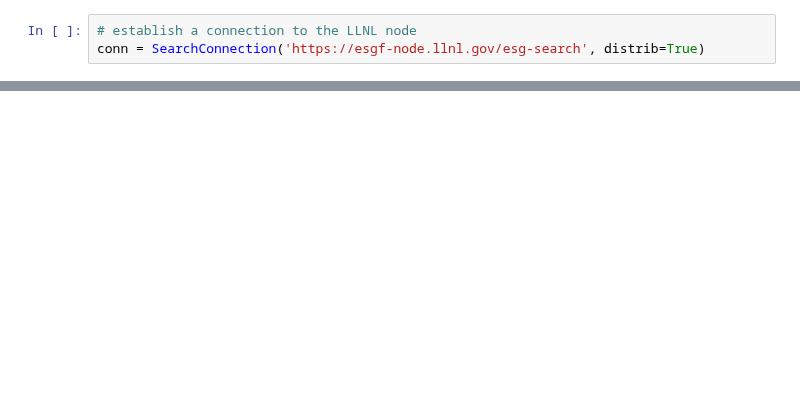
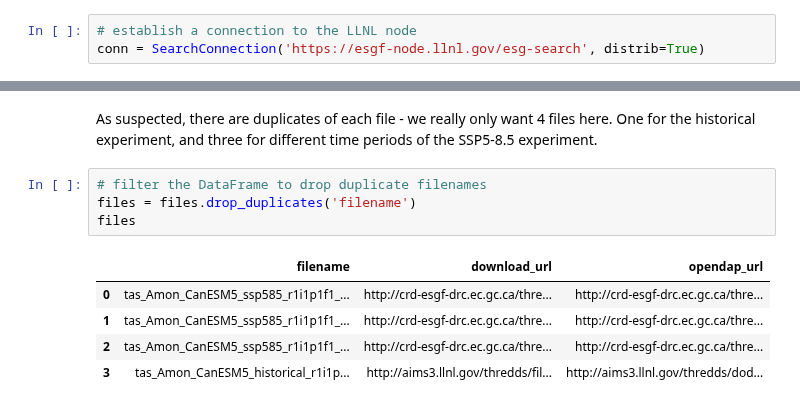
Before and after one commit to mikemorris12/UTCDW_Guidebook, a Jupyter notebook: Chapter3/section3.4_climate_model_output.ipynb, the cells around one changed output, grey strips where cells are left out. Cells and saved outputs as stored; diff of their text form; blank space fills up the shorter version.

```diff
--- a/Chapter3/section3.4_climate_model_output.ipynb
+++ b/Chapter3/section3.4_climate_model_output.ipynb
@@ -90,0 +96,12 @@ files.head()
+# %% [markdown]
+As suspected, there are duplicates of each file - we really only want 4 files here. One for the historical experiment, and three for different time periods of the SSP5-8.5 experiment.
+# %%
+# filter the DataFrame to drop duplicate filenames
+files = files.drop_duplicates('filename')
+files
+# %% [output]
+|  | filename | download_url | opendap_url |
+| 0 | tas_Amon_CanESM5_ssp585_r1i1p1f1_... | http://crd-esgf-drc.ec.gc.ca/thre... | http://crd-esgf-drc.ec.gc.ca/thre... |
+| 1 | tas_Amon_CanESM5_ssp585_r1i1p1f1_... | http://crd-esgf-drc.ec.gc.ca/thre... | http://crd-esgf-drc.ec.gc.ca/thre... |
+| 2 | tas_Amon_CanESM5_ssp585_r1i1p1f1_... | http://crd-esgf-drc.ec.gc.ca/thre... | http://crd-esgf-drc.ec.gc.ca/thre... |
+| 3 | tas_Amon_CanESM5_historical_r1i1p... | http://aims3.llnl.gov/thredds/fil... | http://aims3.llnl.gov/thredds/dod... |
```
Also changed, not shown: parts of 25 cells of this notebook, 4 other files.
